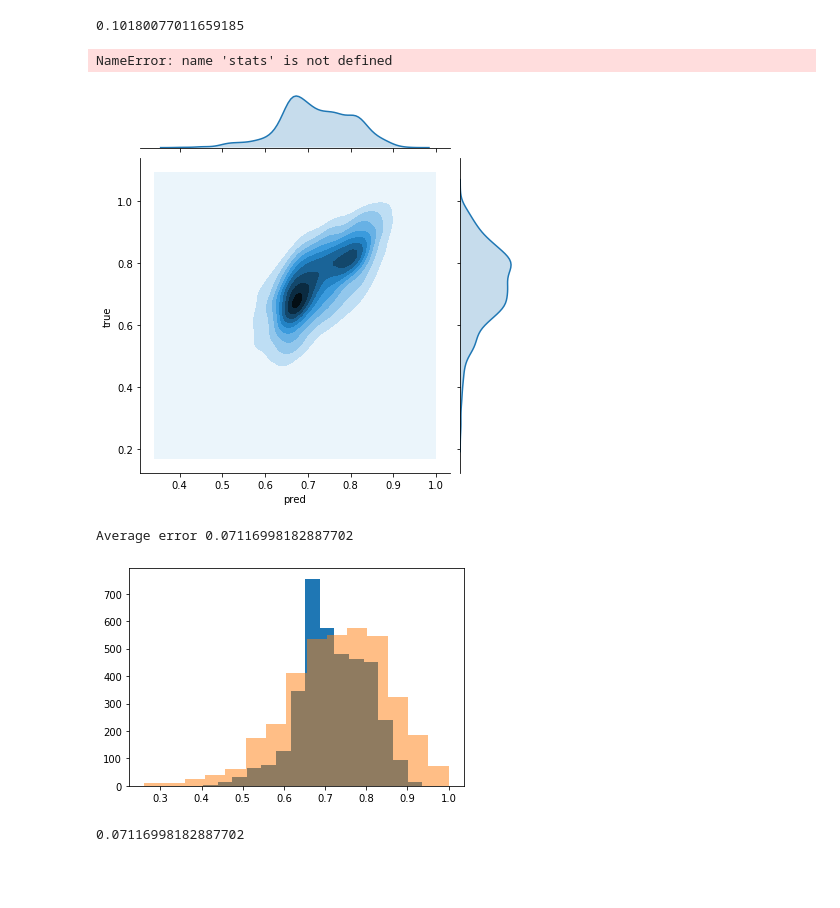
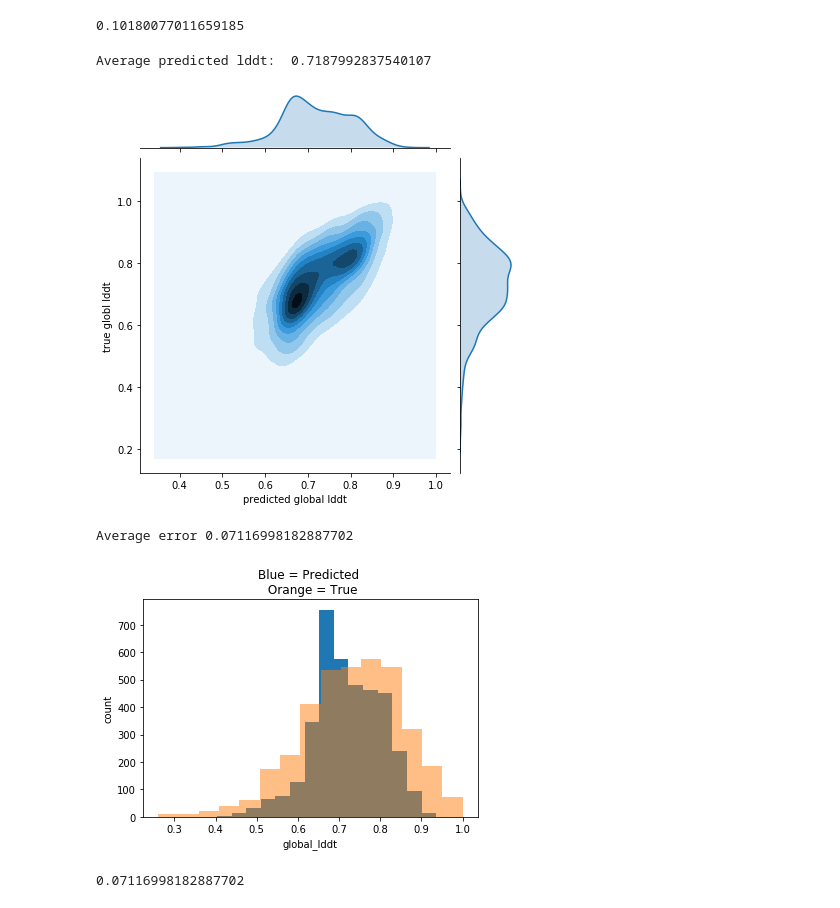
Before and after one commit to patrickbryant1/basic_scilife_scripts, a Jupyter notebook: models/model_analysis.ipynb, the cells around one changed output. Drawn from its saved outputs; the diff is of its cells as text; code cells hidden in the pictures; blank space fills up the shorter version.

```diff
--- a/models/model_analysis.ipynb
+++ b/models/model_analysis.ipynb
@@ -41,7 +41,7 @@ plt.hist(pred, bins =21)
 [figure]
 # %%
 #Read df
-complete_df = pd.read_csv('/home/pbryant/results/CATH/20190606/complete_df.csv')
+complete_df = pd.read_csv('/home/patrick/complete_df.csv')
 print('Average lddt:' )
 print(sum(complete_df['global_lddt'])/len(complete_df))
 plt.hist(complete_df['global_lddt'], bins = 20)
@@ -59,27 +68,29 @@ sum_dev/len(global_lddt)
 0.10180077011659185
 # %%
 df = pd.read_csv('validation.tsv', sep = '\t')
-df.columns=['pred', 'true']
+df.columns=['predicted global lddt', 'true globl lddt']
 true = []
 pred = []
-for i in range(0,len(df['pred'])):
-    pred.append(literal_eval(df['pred'][i])[0])
-    true.append(df['true'][i])
-df['true'] = true
-df['pred'] = pred
-g = sns.jointplot(x='pred', y = 'true', data = df, kind = 'kde')
-g.annotate(stats.pearsonr)
+for i in range(0,len(df)):
+    pred.append(literal_eval(df['predicted global lddt'][i])[0])
+    true.append(df['true globl lddt'][i])
+df['true globl lddt'] = true
+df['predicted global lddt'] = pred
+g = sns.jointplot(x='predicted global lddt', y = 'true globl lddt', data = df, kind = 'kde')
 print('Average predicted lddt: ', np.average(pred) )
 # %% [output]
-NameError: name 'stats' is not defined
+Average predicted lddt:  0.7187992837540107
-[figure, old version]
+[figure, new version]
 # %%
 plt.hist(df['pred'], bins = 15)
 plt.hist(df['true'], bins = 15, alpha = 0.5)
+plt.xlabel('global_lddt')
+plt.ylabel('count')
+plt.title('Blue = Predicted \n Orange = True')
 print('Average error',np.average(np.absolute(df['true']-df['pred'])))
 # %% [output]
 Average error 0.07116998182887702
-[figure, old version]
+[figure, new version]
 # %%
 np.average(np.absolute(df['true']-df['pred']))
 # %% [output]
```
Also changed, not shown: parts of 1 cell of this notebook, 2 other files.
